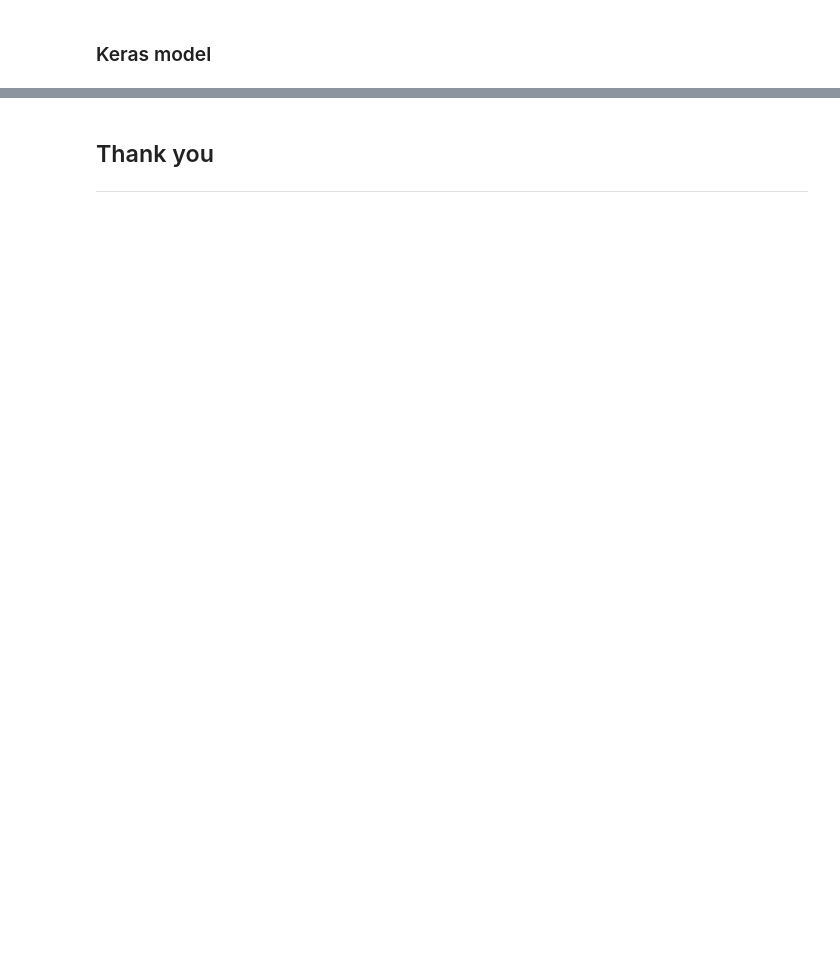
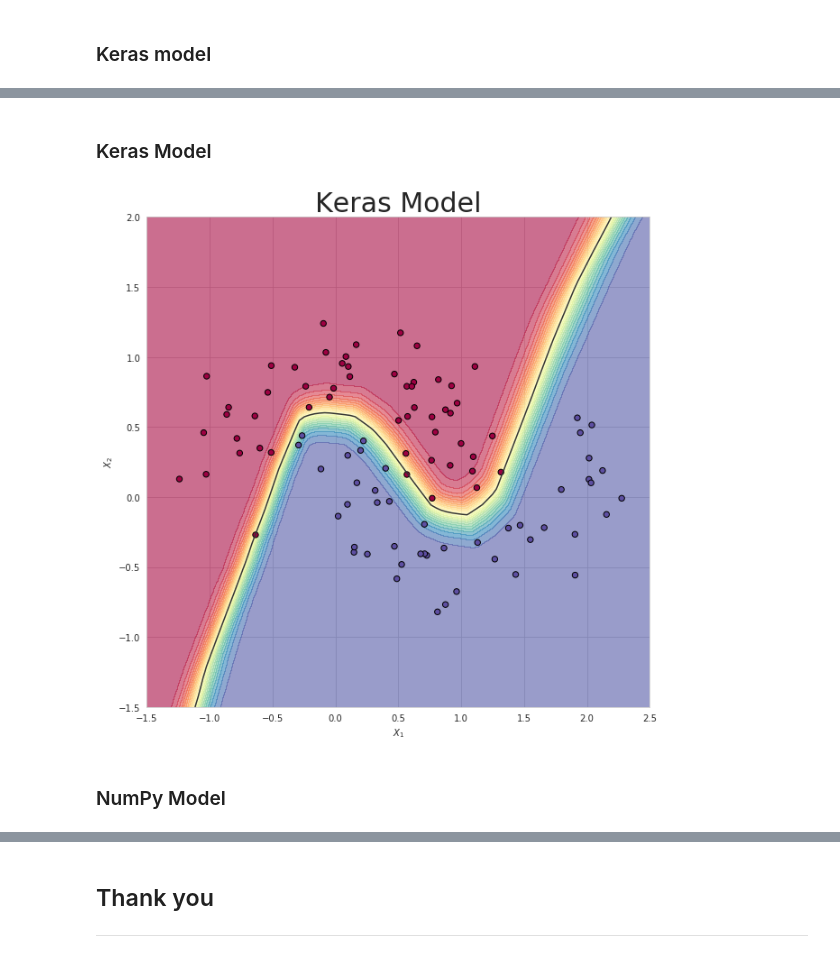
Before and after one commit to SkalskiP/ILearnDeepLearning.py, a Jupyter notebook: 04_numpy_neural_net/Numpy deep neural network copy.ipynb, the cells around one changed output, grey strips where cells are left out. Drawn from its saved outputs; the diff is of its cells as text; code cells hidden in the pictures; blank space fills up the shorter version.

```diff
--- a/04_numpy_neural_net/Numpy deep neural network copy.ipynb
+++ b/04_numpy_neural_net/Numpy deep neural network copy.ipynb
@@ -425,0 +442,36 @@ Test set accuracy: 0.93 - Goliath
+# %%
+grid = np.mgrid[GRID_X_START:GRID_X_END:100j,GRID_X_START:GRID_Y_END:100j]
+grid_2d = grid.reshape(2, -1).T
+XX, YY = grid
+# %% [markdown]
+### Keras Model
+# %%
+def callback_keras_plot(epoch, logs):
+    plot_title = "Keras Model - It: {:05}".format(epoch)
+    file_name = "keras_model_{}.png".format(epoch)
+    file_path = os.path.join(OUTPUT_DIR, file_name)
+    prediction_probs = model.predict_proba(grid_2d, batch_size=32, verbose=0)
+    make_plot(X_test, y_test, plot_title, file_name=file_path, XX=XX, YY=YY, preds=prediction_probs)
+# %%
+# Adding callback functions that they will run in every epoch
+testmodelcb = keras.callbacks.LambdaCallback(on_epoch_end=callback_keras_plot)
+# %%
+# Building a model
+model = Sequential()
+model.add(Dense(25, input_dim=2,activation='relu'))
+model.add(Dense(50, activation='relu'))
+model.add(Dense(50, activation='relu'))
+model.add(Dense(25, activation='relu'))
+model.add(Dense(1, activation='sigmoid'))
+
+model.compile(loss='binary_crossentropy', optimizer="sgd", metrics=['accuracy'])
+
+# Training
+history = model.fit(X_train, y_train, epochs=200, verbose=0, callbacks=[testmodelcb])
+# %%
+rediction_probs = model.predict_proba(grid_2d, batch_size=32, verbose=0)
+make_plot(X_test, y_test, "Keras Model", file_name=None, XX=XX, YY=YY, preds=prediction_probs)
+# %% [output]
+[figure, added]
+# %% [markdown]
+### NumPy Model
```
Also changed, not shown: parts of 16 cells of this notebook, 3 other files.
